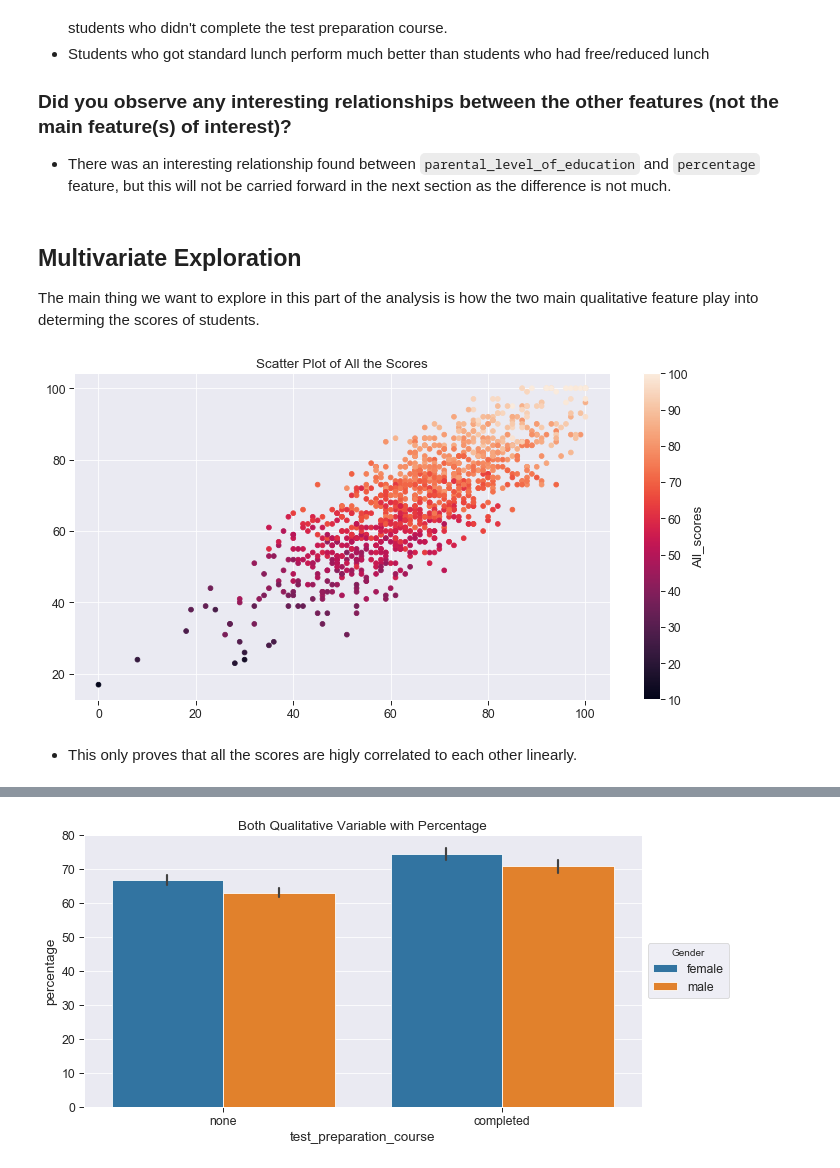
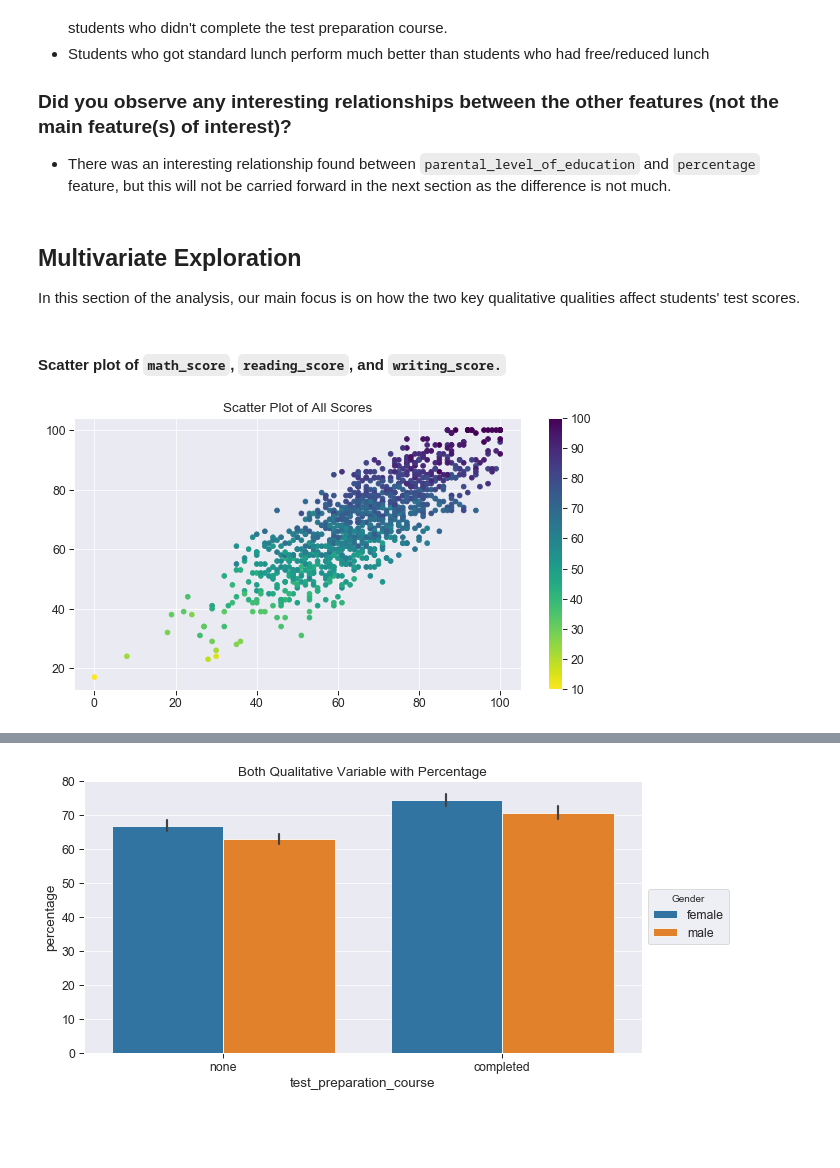
Before and after one commit to habibumrf/Communicate_Data_Findings, a Jupyter notebook: student_performance_in_exams_part_I.ipynb, the cells around one changed output, grey strips where cells are left out. Saved outputs shown, nothing was run; the diff lists cells and outputs as text; code cells hidden in the pictures; blank space fills up the shorter version.

```diff
--- a/student_performance_in_exams_part_I.ipynb
+++ b/student_performance_in_exams_part_I.ipynb
@@ -446,15 +444,15 @@ plt.show()
 # %% [markdown]
 ## Multivariate Exploration
 
-The main thing we want to explore in this part of the analysis is how the two main qualitative feature play into determing the scores of students.
+In this section of the analysis, our main focus is on how the two key qualitative qualities affect students' test scores.
+# %% [markdown]
+#### Scatter plot of `math_score`, `reading_score`, and `writing_score.`
 # %%
-# scatter plot of all the scores
-plt.figure(figsize = (12, 6))
-plt.scatter(data = df, x = 'math_score', y = 'reading_score', c = 'writing_score')
-plt.colorbar(label = 'All_scores')
-plt.title('Scatter Plot of All the Scores')
-plt.show()
+# plotting
+plt.figure(figsize = (10, 5))
+plt.scatter(data = df, x = 'math_score', y = 'reading_score', c = 'writing_score',
+           cmap = 'viridis_r')
+plt.colorbar()
+plt.title('Scatter Plot of All Scores');
 # %% [output]
-[figure, old version]
+[figure, new version]
-# %% [markdown]
-- This only proves that all the scores are higly correlated to each other linearly.
```
Also changed, not shown: parts of 14 cells of this notebook, 5 other files.
